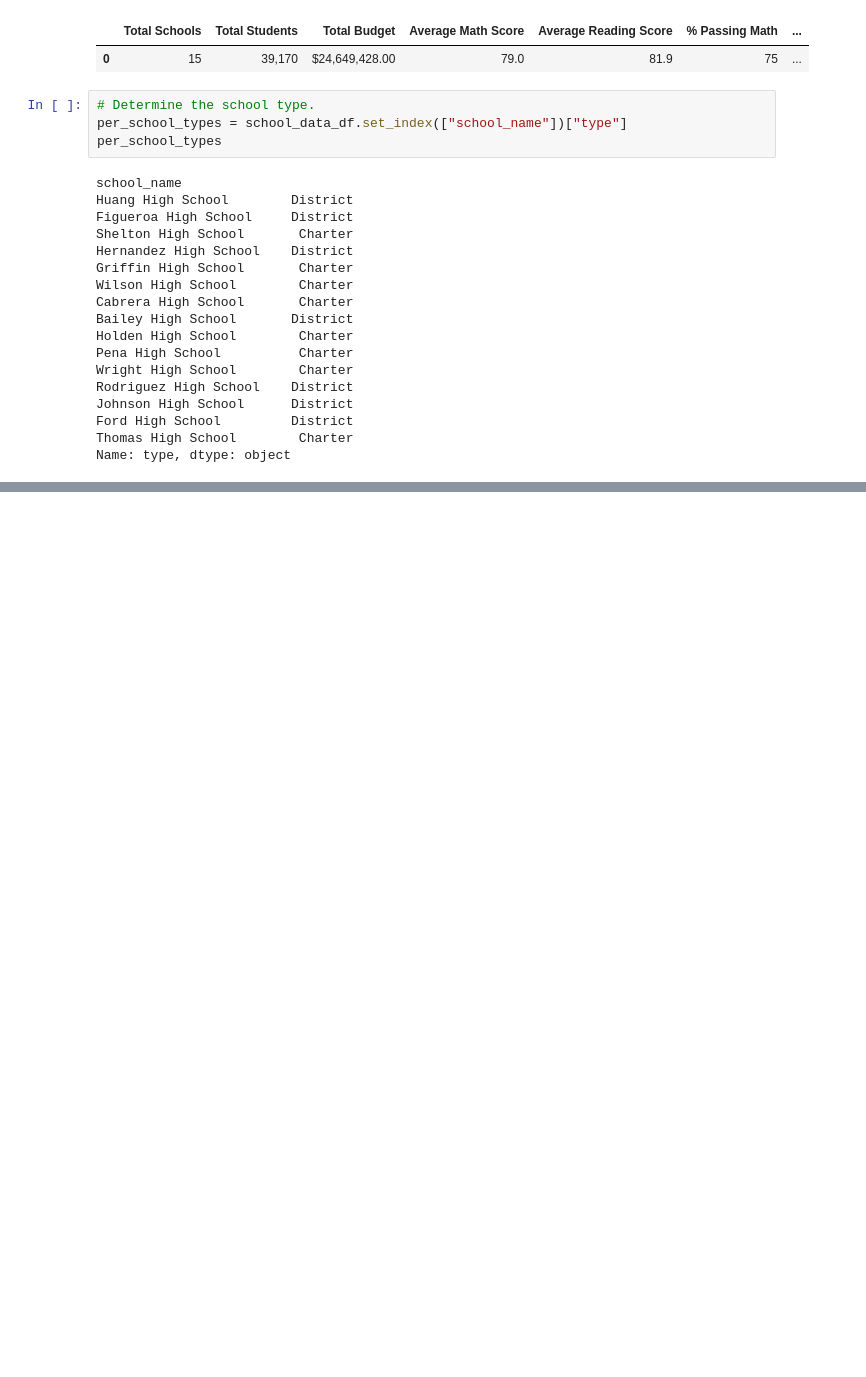
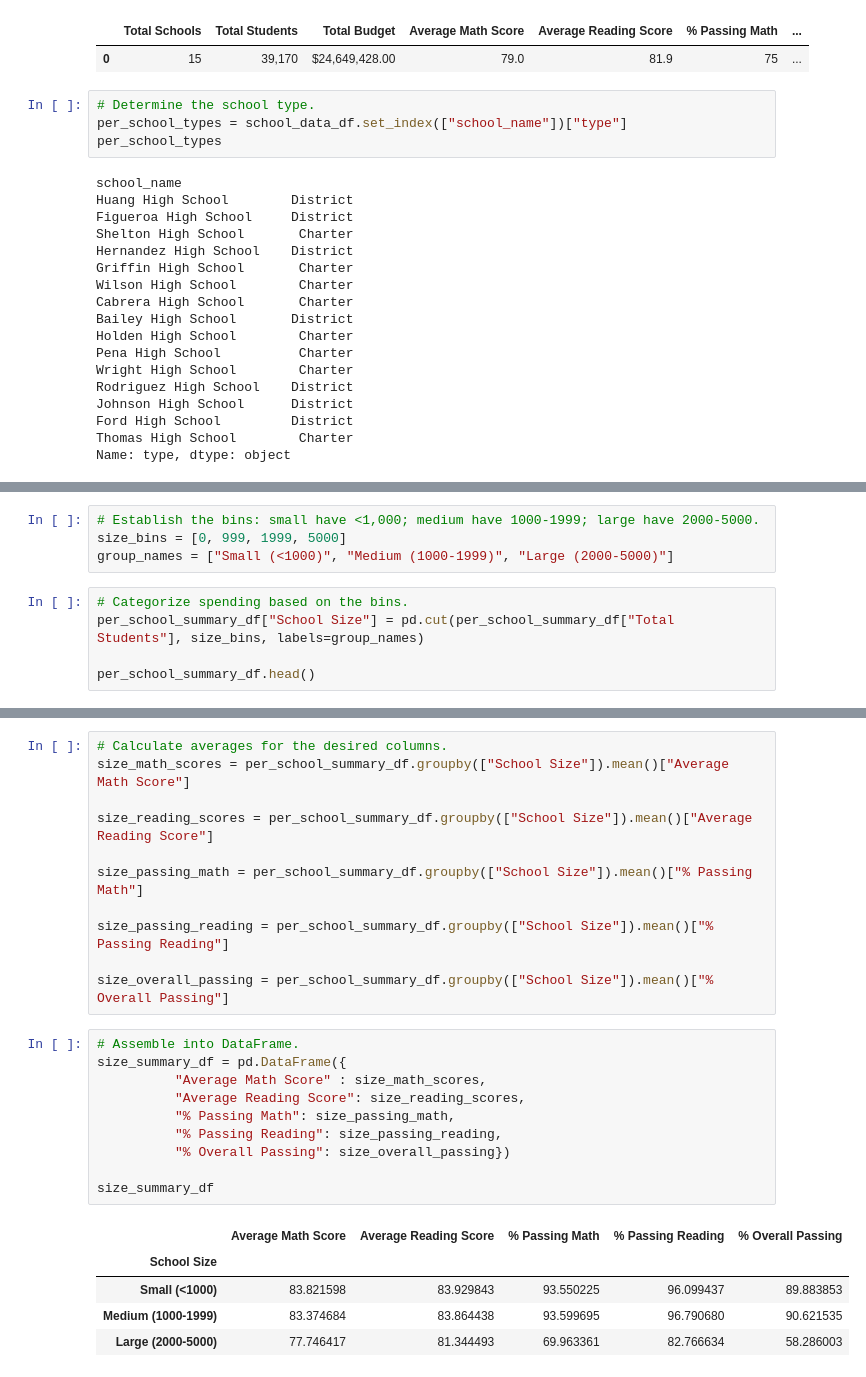
Before and after one commit to bfox87/School_District_Analysis, a Jupyter notebook: PyCitySchools.ipynb, the cells around one changed output, grey strips where cells are left out. Cells and saved outputs as stored; diff of their text form; blank space fills up the shorter version.

Commit message:
scores by school size.

```diff
--- a/PyCitySchools.ipynb
+++ b/PyCitySchools.ipynb
@@ -1191,0 +1192,9 @@ spending_summary_df
+# %%
+# Establish the bins: small have <1,000; medium have 1000-1999; large have 2000-5000.
+size_bins = [0, 999, 1999, 5000]
+group_names = ["Small (<1000)", "Medium (1000-1999)", "Large (2000-5000)"]
+# %%
+# Categorize spending based on the bins.
+per_school_summary_df["School Size"] = pd.cut(per_school_summary_df["Total Students"], size_bins, labels=group_names)
+
+per_school_summary_df.head()
@@ -1191,0 +1208,27 @@ spending_summary_df
+# %%
+# Calculate averages for the desired columns.
+size_math_scores = per_school_summary_df.groupby(["School Size"]).mean()["Average Math Score"]
+
+size_reading_scores = per_school_summary_df.groupby(["School Size"]).mean()["Average Reading Score"]
+
+size_passing_math = per_school_summary_df.groupby(["School Size"]).mean()["% Passing Math"]
+
+size_passing_reading = per_school_summary_df.groupby(["School Size"]).mean()["% Passing Reading"]
+
+size_overall_passing = per_school_summary_df.groupby(["School Size"]).mean()["% Overall Passing"]
+# %%
+# Assemble into DataFrame.
+size_summary_df = pd.DataFrame({
+          "Average Math Score" : size_math_scores,
+          "Average Reading Score": size_reading_scores,
+          "% Passing Math": size_passing_math,
+          "% Passing Reading": size_passing_reading,
+          "% Overall Passing": size_overall_passing})
+
+size_summary_df
+# %% [output]
+|  | Average Math Score | Average Reading Score | % Passing Math | % Passing Reading | % Overall Passing |
+| School Size |  |  |  |  |  |
+| Small (<1000) | 83.821598 | 83.929843 | 93.550225 | 96.099437 | 89.883853 |
+| Medium (1000-1999) | 83.374684 | 83.864438 | 93.599695 | 96.790680 | 90.621535 |
+| Large (2000-5000) | 77.746417 | 81.344493 | 69.963361 | 82.766634 | 58.286003 |
```
Also changed, not shown: parts of 86 cells of this notebook.
